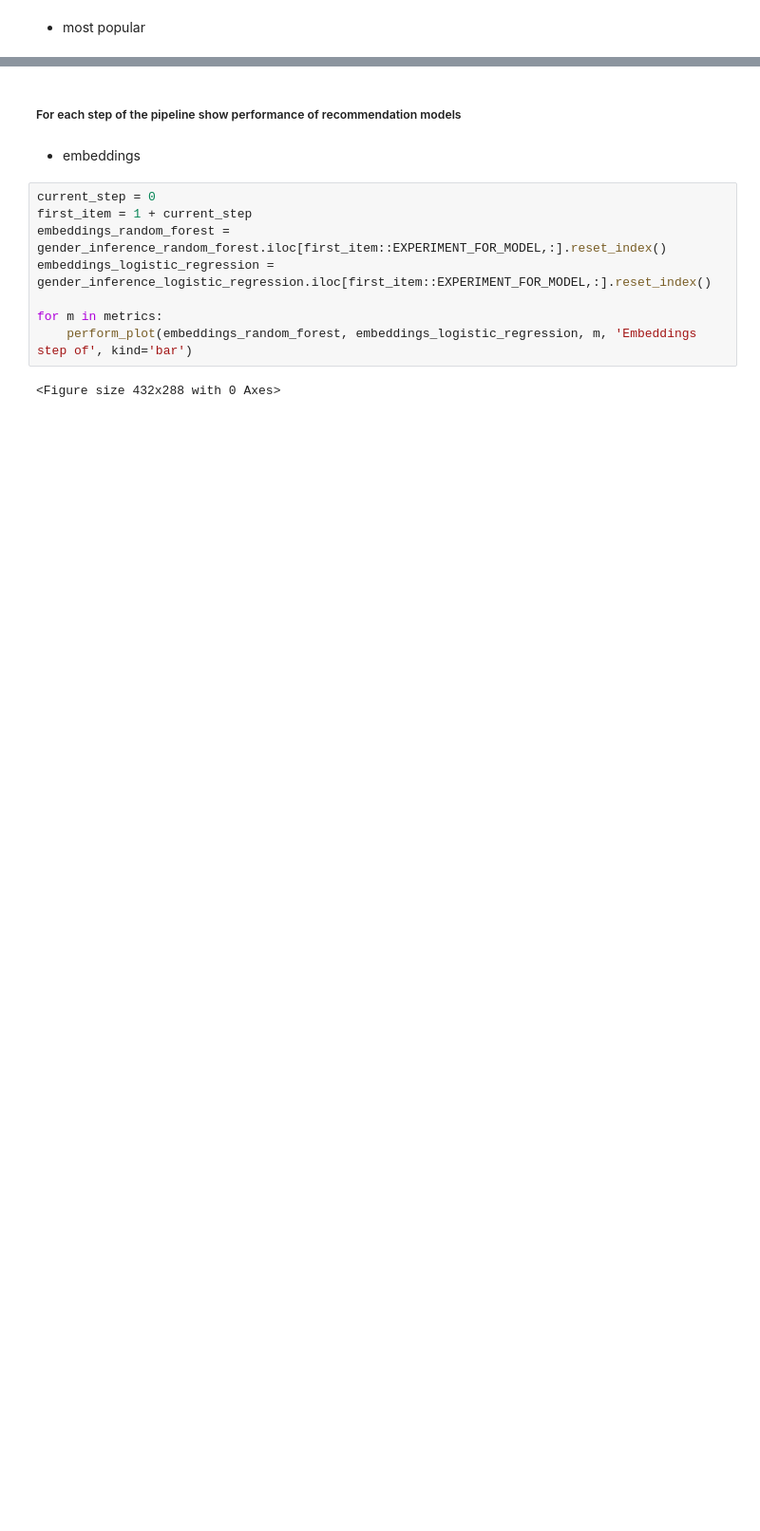
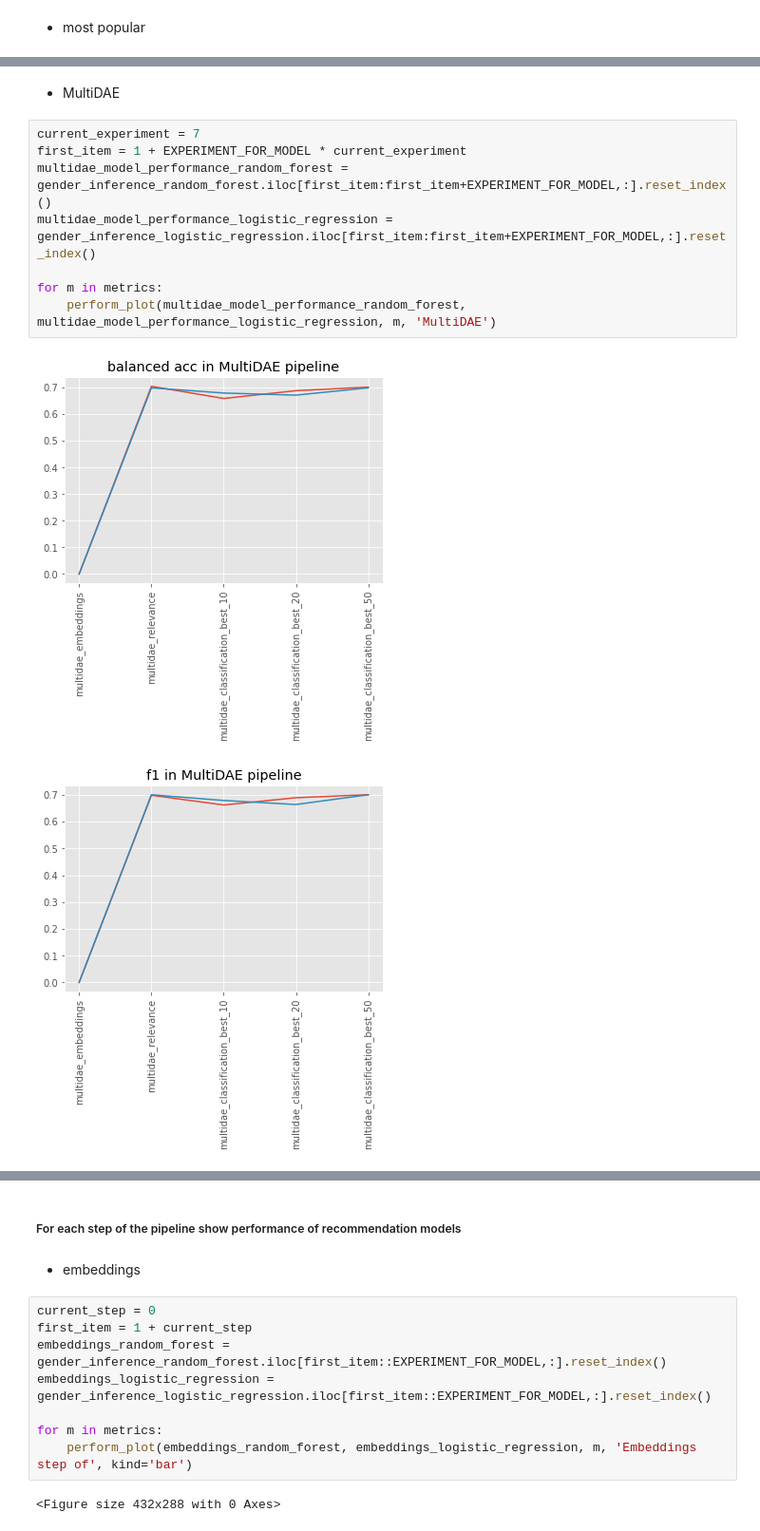
Before and after one commit to marinimau/privacy_and_fairness_in_recsys, a Jupyter notebook: results/plot_gender.ipynb, the cells around one changed output, grey strips where cells are left out. Shown at 95% size. Saved outputs shown, nothing was run; the diff lists cells and outputs as text; blank space fills up the shorter version.

```diff
--- a/results/plot_gender.ipynb
+++ b/results/plot_gender.ipynb
@@ -138,0 +187,13 @@ for m in metrics:
+# %% [markdown]
+* MultiDAE
+# %%
+current_experiment = 7
+first_item = 1 + EXPERIMENT_FOR_MODEL * current_experiment
+multidae_model_performance_random_forest = gender_inference_random_forest.iloc[first_item:first_item+EXPERIMENT_FOR_MODEL,:].reset_index()
+multidae_model_performance_logistic_regression = gender_inference_logistic_regression.iloc[first_item:first_item+EXPERIMENT_FOR_MODEL,:].reset_index()
+
+for m in metrics:
+    perform_plot(multidae_model_performance_random_forest, multidae_model_performance_logistic_regression, m, 'MultiDAE')
+# %% [output]
+[figure, added]
+[figure, added]
```
Also changed, not shown: parts of 23 cells of this notebook, 8 other files.
